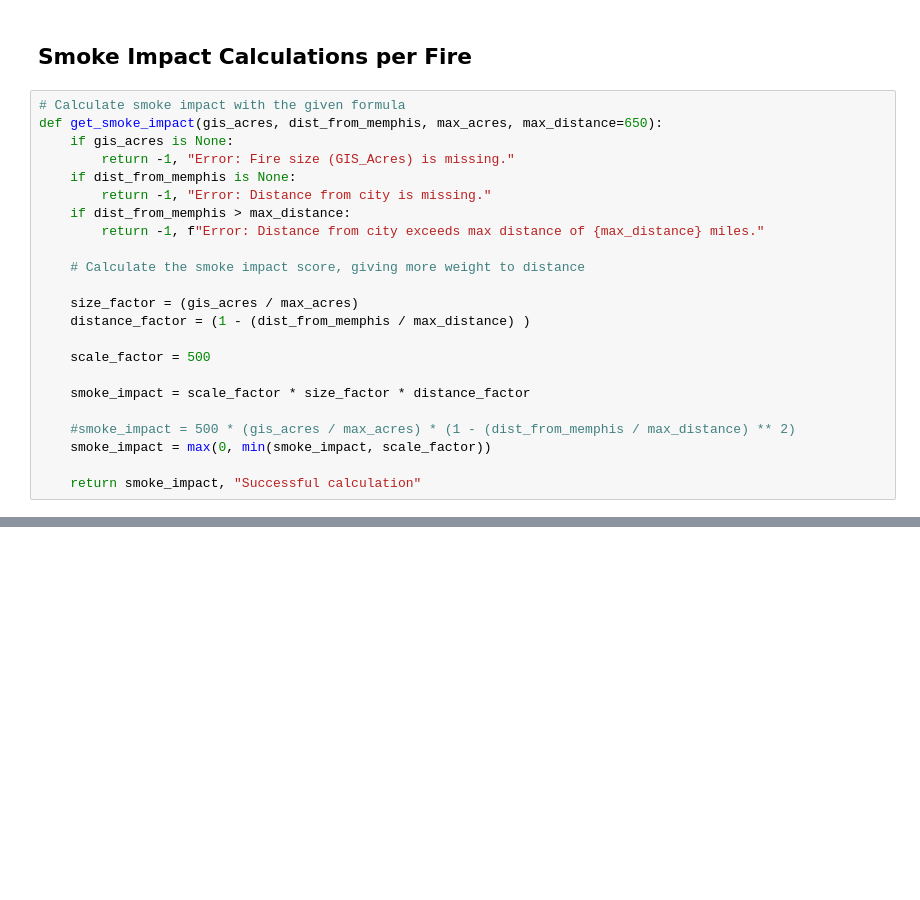
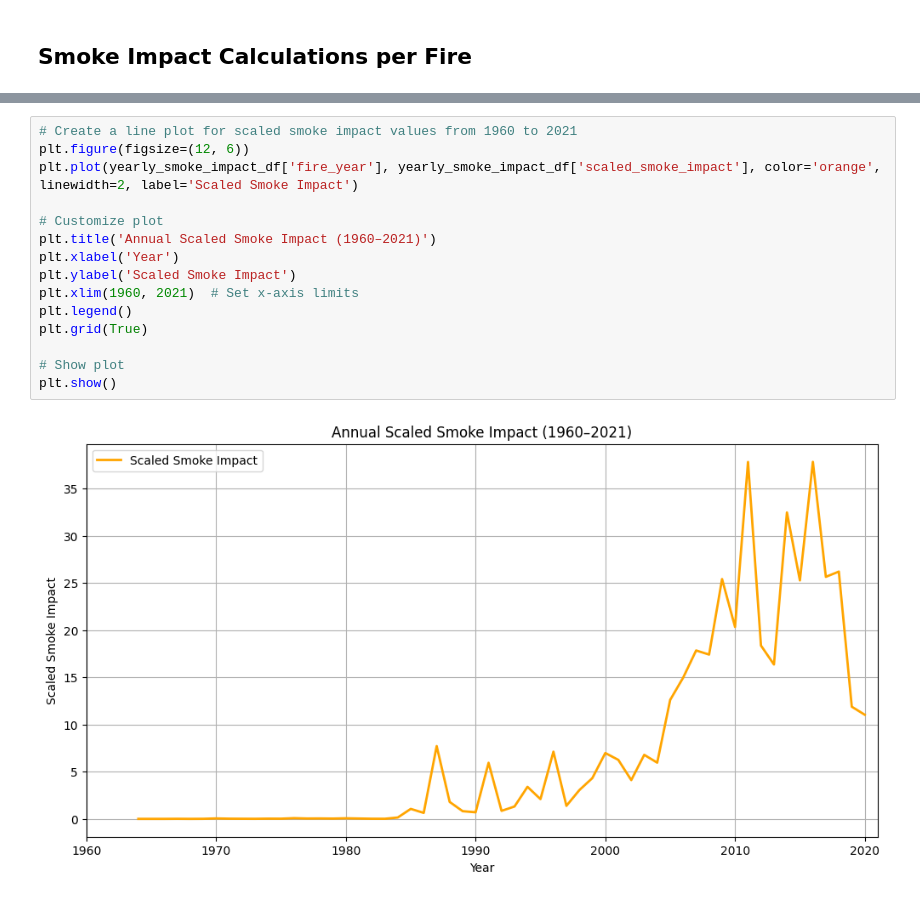
Before and after one commit to debsubdavis/data512-project, a Jupyter notebook: stage1_fire_processing.ipynb, the cells around one changed output, grey strips where cells are left out. Saved outputs shown, nothing was run; the diff lists cells and outputs as text; blank space fills up the shorter version.

```diff
--- a/stage1_fire_processing.ipynb
+++ b/stage1_fire_processing.ipynb
@@ -114,26 +168,3 @@ print(fire_df.head())
 [5 rows x 31 columns]
 # %% [markdown]
 ## Smoke Impact Calculations per Fire
-# %%
-# Calculate smoke impact with the given formula
-def get_smoke_impact(gis_acres, dist_from_memphis, max_acres, max_distance=650):
-    if gis_acres is None:
-        return -1, "Error: Fire size (GIS_Acres) is missing."
-    if dist_from_memphis is None:
-        return -1, "Error: Distance from city is missing."
-    if dist_from_memphis > max_distance:
-        return -1, f"Error: Distance from city exceeds max distance of {max_distance} miles."
-
-    # Calculate the smoke impact score, giving more weight to distance
-
-    size_factor = (gis_acres / max_acres)
-    distance_factor = (1 - (dist_from_memphis / max_distance) )
-
-    scale_factor = 500
-
-    smoke_impact = scale_factor * size_factor * distance_factor
-
-    #smoke_impact = 500 * (gis_acres / max_acres) * (1 - (dist_from_memphis / max_distance) ** 2)
-    smoke_impact = max(0, min(smoke_impact, scale_factor))
-
-    return smoke_impact, "Successful calculation"
@@ -317,0 +263,17 @@ Smoke impact results have been saved to 'intermediate/stage1-output/smoke_impact
+# %%
+# Create a line plot for scaled smoke impact values from 1960 to 2021
+plt.figure(figsize=(12, 6))
+plt.plot(yearly_smoke_impact_df['fire_year'], yearly_smoke_impact_df['scaled_smoke_impact'], color='orange', linewidth=2, label='Scaled Smoke Impact')
+
+# Customize plot
+plt.title('Annual Scaled Smoke Impact (1960–2021)')
+plt.xlabel('Year')
+plt.ylabel('Scaled Smoke Impact')
+plt.xlim(1960, 2021)  # Set x-axis limits
+plt.legend()
+plt.grid(True)
+
+# Show plot
+plt.show()
+# %% [output]
+[figure, added]
```
Also changed, not shown: parts of 17 cells of this notebook, 5 other files.
